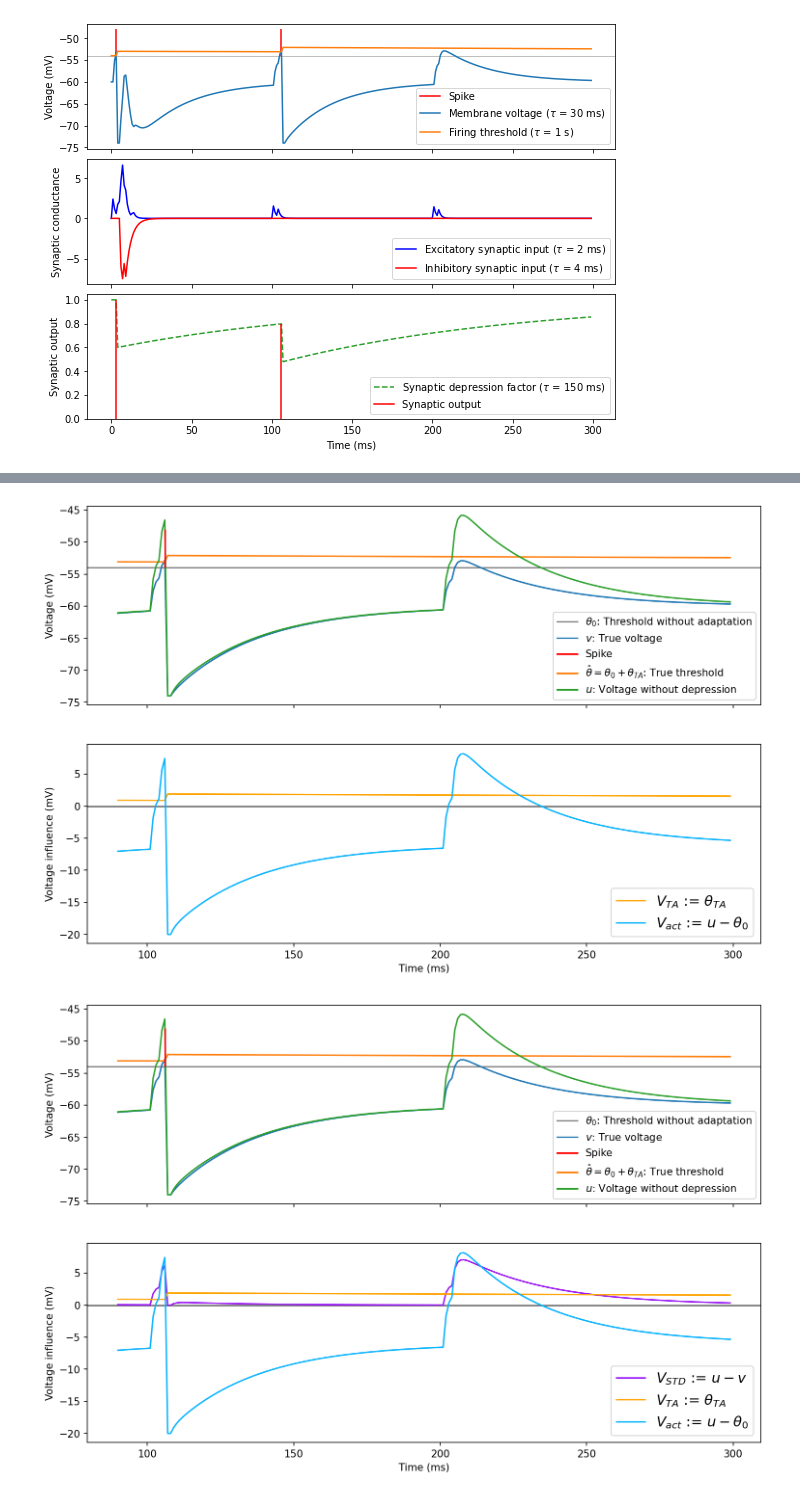
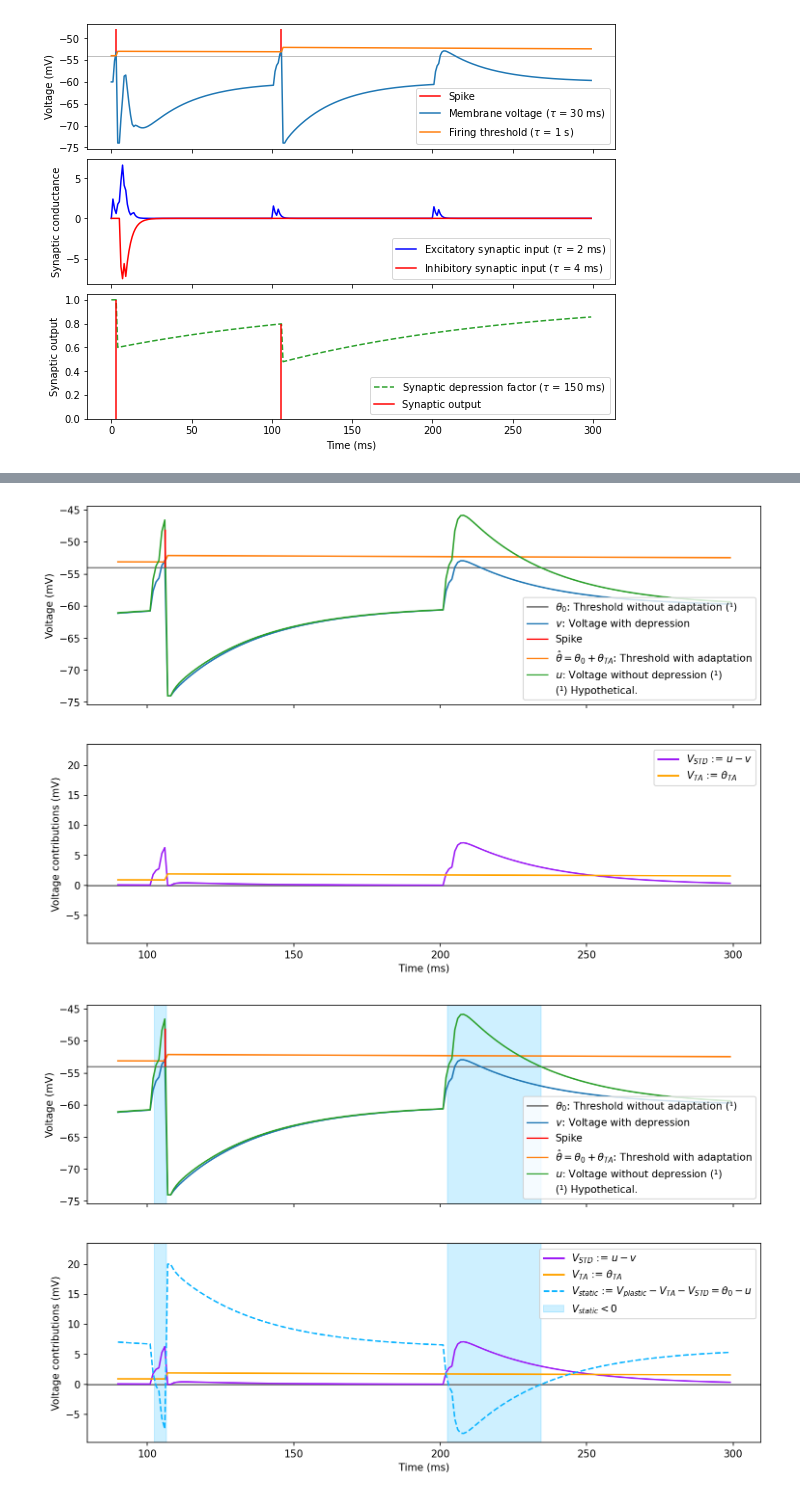
Before and after one commit to kernfel/plasticity-synergy-deviance-detection-history, a Jupyter notebook: explaining_voltage_space.ipynb, the cells around one changed output, grey strips where cells are left out. Cells and saved outputs as stored; diff of their text form; code cells hidden in the pictures.

Commit message:
Figure fiddling

```diff
--- a/explaining_voltage_space.ipynb
+++ b/explaining_voltage_space.ipynb
@@ -106,13 +106,22 @@ depression = u-v
 threshold = th_adapt
 activity = u-params['v_threshold']
 
-steps = np.flatnonzero(np.diff(activity[tslice] > 0)) + int(time[tslice][0]/ms) + 1
-if activity[tslice][0]>0:
-    steps = np.concatenate([[0], steps])
-if activity[tslice][-1] > 0:
-    steps = np.concatenate([steps, [len(activity[tslice])]])
+v_noTA = params['v_threshold'] - v
+v_noSTD = params['v_threshold']+th_adapt - u
+
+def get_steps(mask):
+    steps = np.flatnonzero(np.diff(mask[tslice])) + int(time[tslice][0]/ms) + 1
+    if mask[tslice][0]:
+        steps = np.concatenate([[0], steps])
+    if mask[tslice][-1]:
+        steps = np.concatenate([steps, [len(mask[tslice])]])
+    return steps
+
+steps = get_steps(activity > 0)
+steps_noTA = get_steps(v_noTA < 0)
+steps_noSTD = get_steps(v_noSTD < 0)
 # %%
-buildup = dict(zip(('static', 'TA', 'STD', 'panel2', 'p2-act', 'p2-TA', 'p2-STD', 'mask'), itertools.count()))
+buildup = dict(zip(('static', 'TA', 'STD', 'panel2', 'p2-TA', 'p2-STD', 'mask', 'mask-TA', 'mask-STD'), itertools.count()))
 for B in buildup.values():
     if B >= buildup['panel2']:
         fig, axs = plt.subplots(2, figsize=(12,8), sharex=True, dpi=150)
@@ -121,16 +130,17 @@ for B in buildup.values():
         axs = [ax]
     plt.xlabel('Time (ms)')
 
-    axs[0].axhline((params['v_threshold'])/mV, color='grey', label='$\\theta_0$: Threshold without adaptation')
-    axs[0].plot(time[tslice]/ms, v[tslice]/mV, label='$v$: True voltage')
+    axs[0].axhline((params['v_threshold'])/mV, color='grey', label='$\\theta_0$: Threshold without adaptation (¹)')
+    axs[0].plot(time[tslice]/ms, v[tslice]/mV, label='$v$: Voltage with depression')
     axs[0].plot([], color='r', label='Spike')
     if B >= buildup['TA']:
-        axs[0].plot(time[tslice]/ms, (th_adapt[tslice] + params['v_threshold'])/mV, label='$\\hat \\theta = \\theta_0+\\theta_{TA}$: True threshold')
+        axs[0].plot(time[tslice]/ms, (th_adapt[tslice] + params['v_threshold'])/mV, label='$\\hat \\theta = \\theta_0+\\theta_{TA}$: Threshold with adaptation')
     if B >= buildup['STD']:
-        axs[0].plot(time[tslice]/ms, u[tslice]/mV, label='$u$: Voltage without depression')
+        axs[0].plot(time[tslice]/ms, u[tslice]/mV, label='$u$: Voltage without depression (¹)')
     for spike in spikes:
         if spike >= time[tslice][0] and spike <= time[tslice][-1]:
             axs[0].vlines(spike/ms, params['v_threshold']/mV, (params['v_rest']+2*(params['v_threshold']-params['v_rest']))/mV, color='r')
+    axs[0].plot([], ls='', label='(¹) Hypothetical.')
     axs[0].legend(loc='lower right', fontsize=10)
     axs[0].set_ylabel('Voltage (mV)')
     lo, hi = (
@@ -145,20 +155,34 @@ for B in buildup.values():
             axs[1].plot(time[tslice]/ms, depression[tslice]/mV, c='#9b19f5', label='$V_{STD}$ := $u-v$')
         if B >= buildup['p2-TA']:
             axs[1].plot(time[tslice]/ms, threshold[tslice]/mV, c='#ffa300', label='$V_{TA}$ := $\\theta_{TA}$')
-        if B >= buildup['p2-act']:
-            axs[1].plot(time[tslice]/ms, activity[tslice]/mV, c='#0bb4ff', label='$V_{act}$ := $u-\\theta_0$')
-        if B > buildup['panel2']:
-            axs[1].legend(loc='lower right', fontsize=14)
-        axs[1].set_ylabel('Voltage influence (mV)')
+        axs[1].set_ylabel('Voltage contributions (mV)')
         lo, hi = (
-            np.min([depression[tslice], threshold[tslice], activity[tslice]])/mV,
-            np.max([depression[tslice], threshold[tslice], activity[tslice]])/mV)
+            np.min([depression[tslice], threshold[tslice], -activity[tslice],
+                    v_noTA[tslice], v_noSTD[tslice]])/mV,
+            np.max([depression[tslice], threshold[tslice], -activity[tslice],
+                    v_noTA[tslice], v_noSTD[tslice]])/mV)
         padding = 0.05*(hi-lo)
         axs[1].set_ylim(lo-padding, hi+padding)
 
-    if B >= buildup['mask']:
+    if B == buildup['mask']:
+        axs[1].plot(time[tslice]/ms, -activity[tslice]/mV, ls='--', c='#0bb4ff', label='$V_{static}$ := $V_{plastic} - V_{TA} - V_{STD} = \\theta_0-u$')
         for up, down in steps.reshape(-1, 2):
             t_up, t_down = map(lambda x: (x*params['dt'] - params['dt']/2)/ms, (up, down))
             for ax in axs:
-                ax.axvspan(t_up, t_down, color='C5', alpha=.2, label='$V_{act} > 0$' if up==steps[0] else '')
+                ax.axvspan(t_up, t_down, color='#0bb4ff', alpha=.2, label='$V_{static} < 0$' if up==steps[0] else '')
+    elif B == buildup['mask-TA']:
+        axs[1].plot(time[tslice]/ms, v_noTA[tslice]/mV, ls='--', c='#ffa300', label='$V_{noTA}$ := $V_{plastic} - V_{TA} = \\theta_0-v$')
+        for up, down in steps_noTA.reshape(-1, 2):
+            t_up, t_down = map(lambda x: (x*params['dt'] - params['dt']/2)/ms, (up, down))
+            for ax in axs:
+                ax.axvspan(t_up, t_down, color='#ffa300', alpha=.2, label='$V_{noTA} < 0$' if up==steps_noTA[0] else '')
+    elif B == buildup['mask-STD']:
+        axs[1].plot(time[tslice]/ms, v_noSTD[tslice]/mV, ls='--', c='#9b19f5', label='$V_{noSTD}$ := $V_{plastic} - V_{STD} = \\hat\\theta-u$')
+        for up, down in steps_noSTD.reshape(-1, 2):
+            t_up, t_down = map(lambda x: (x*params['dt'] - params['dt']/2)/ms, (up, down))
+            for ax in axs:
+                ax.axvspan(t_up, t_down, color='#9b19f5', alpha=.2, label='$V_{noSTD} < 0$' if up==steps_noSTD[0] else '')
+
+    if B > buildup['panel2']:
+        axs[1].legend(loc='upper right', fontsize=10)
 # %% [output]
@@ -170,2 +194,2 @@ for B in buildup.values():
-[figure, old version]
+[figure, new version]
-[figure, old version]
+[figure, new version]
```
Also changed, not shown: parts of 1 cell of this notebook.
